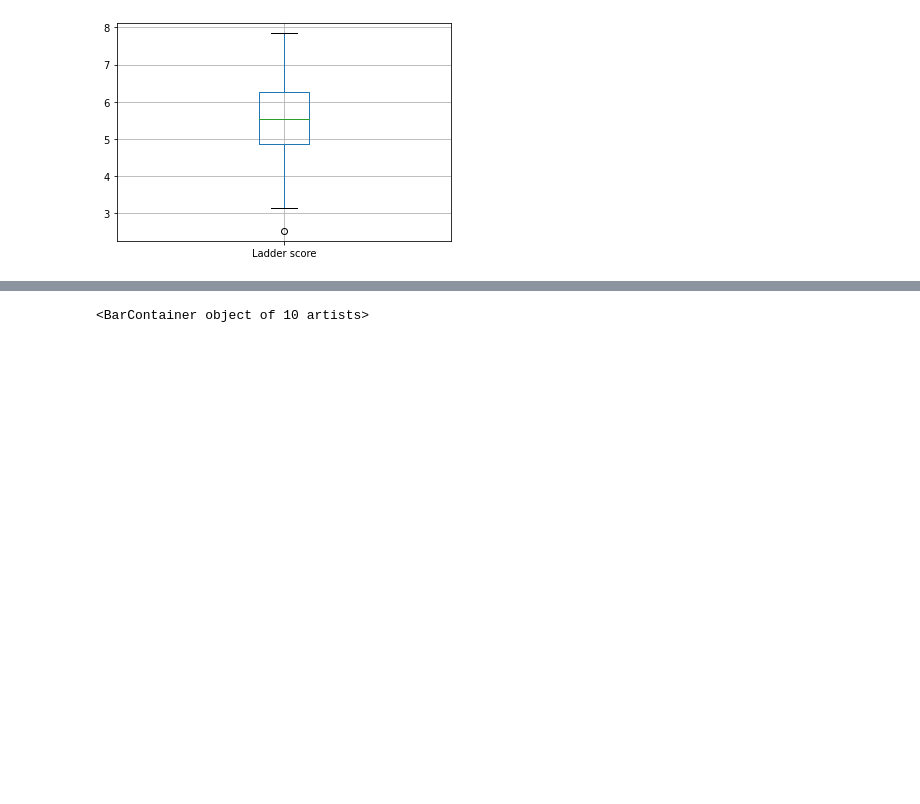
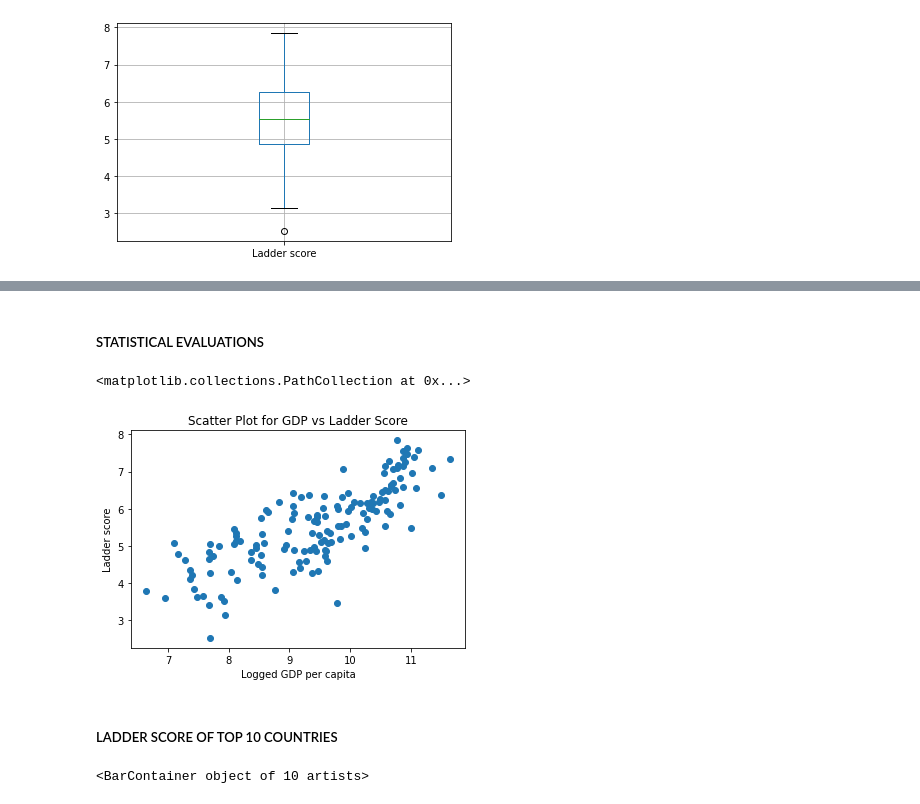
Before and after one commit to Umer-Qaiser/Project_LUMS_CES_Data_Leaders, a Jupyter notebook: Happiness_Predictor.ipynb, the cells around one changed output, grey strips where cells are left out. Drawn from its saved outputs; the diff is of its cells as text; code cells hidden in the pictures; blank space fills up the shorter version.

```diff
--- a/Happiness_Predictor.ipynb
+++ b/Happiness_Predictor.ipynb
@@ -75,3 +84,18 @@ No handles with labels found to put in legend.
+# %% [markdown]
+##### STATISTICAL EVALUATIONS
+# %%
+x = df_cleansed["Logged GDP per capita"]
+y = df_cleansed["Ladder score"]
+
+plt.title("Scatter Plot for GDP vs Ladder Score")
+plt.xlabel("Logged GDP per capita")
+plt.ylabel("Ladder score")
+plt.scatter(x, y)
+# %% [output]
+<matplotlib.collections.PathCollection at 0x...>
+[figure, added]
+# %% [markdown]
+##### LADDER SCORE OF TOP 10 COUNTRIES
 # %%
 plt.figure(figsize=(30, 5))
 plt.bar(df_cleansed["Country name"].head(10), df_cleansed["Ladder score"].head(10))
```
Also changed, not shown: parts of 19 cells of this notebook, 1 other file.
